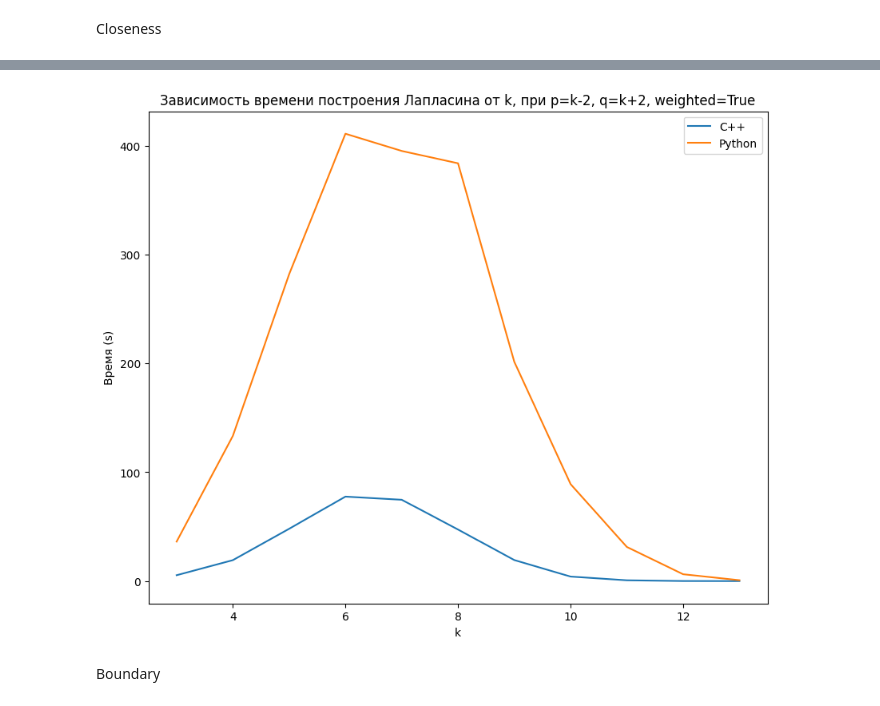
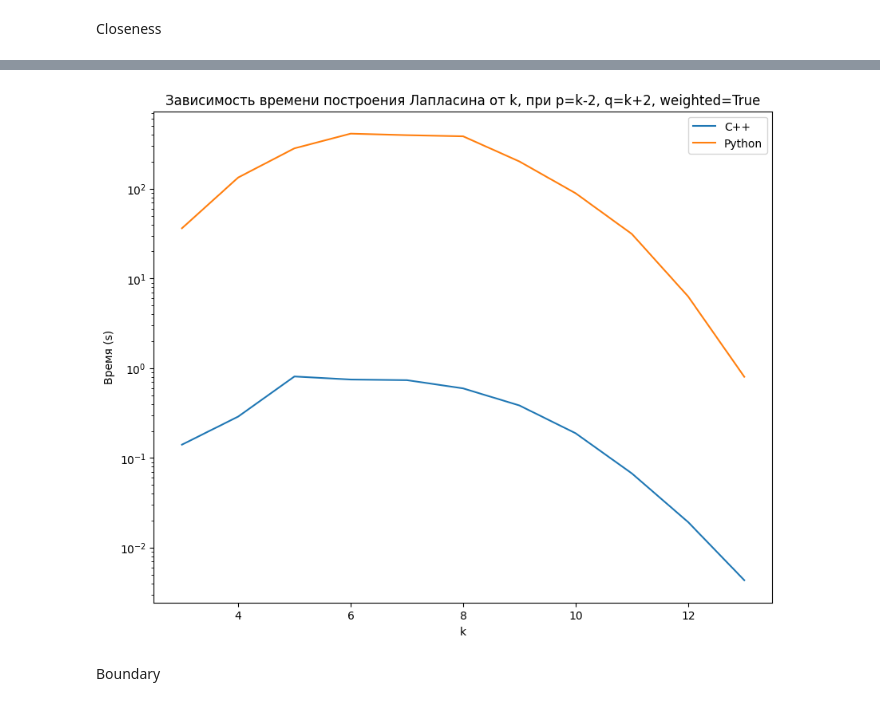
Before and after one commit to mostony/SimplicialExtended, a Jupyter notebook: datasets/chess_games/chess.ipynb, the cells around one changed output, grey strips where cells are left out. Cells and saved outputs as stored; diff of their text form; code cells hidden in the pictures.

```diff
--- a/datasets/chess_games/chess.ipynb
+++ b/datasets/chess_games/chess.ipynb
@@ -468,0 +551,2 @@ plt.show()
+# %%
+x = np.arange(start=3, stop=14)
@@ -518,3 +673,15 @@ y1=[5.423238039016724,
+# %%
+y1= [0.14080500602722168,
+ 0.2894930839538574,
+ 0.8098361492156982,
+ 0.7491729259490967,
+ 0.7368972301483154,
+ 0.5965919494628906,
+ 0.3850851058959961,
+ 0.18867802619934082,
+ 0.06738924980163574,
+ 0.019346952438354492,
+ 0.004348039627075195]
 # %%
 y2=[36.27970790863037,
  133.46775579452515,
@@ -530,15 +697,16 @@ y2=[36.27970790863037,
 # %%
 plt.figure(figsize=(10, 8))
 plt.plot(x, y1, label ='C++')
 plt.plot(x, y2, label ='Python')
 
 plt.xlabel("k")
 plt.ylabel("Время (s)")
 plt.legend()
 plt.title('Зависимость времени построения Лапласина от k, при p=k-2, q=k+2, weighted=True')
+plt.semilogy ()
 plt.show()
 # %% [output]
-[figure, old version]
+[figure, new version]
 # %% [markdown]
 Boundary
 # %%
```
Also changed, not shown: parts of 91 cells of this notebook, 8 other files.
